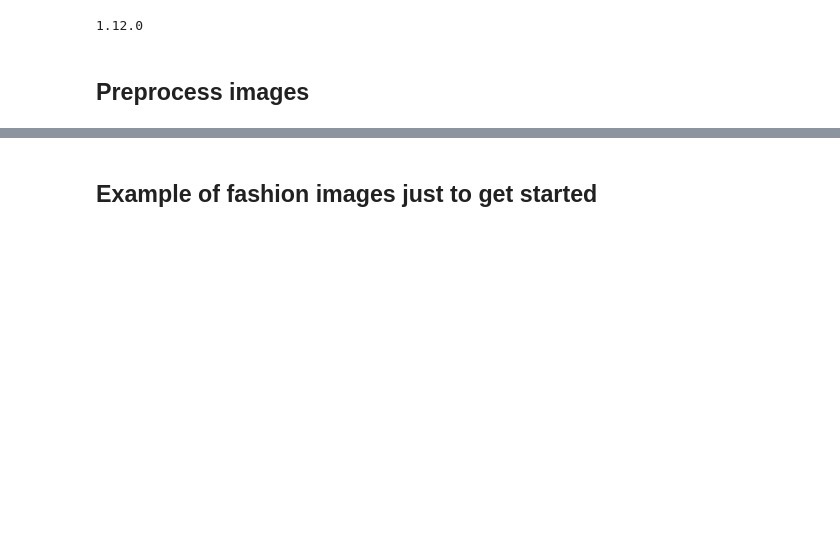
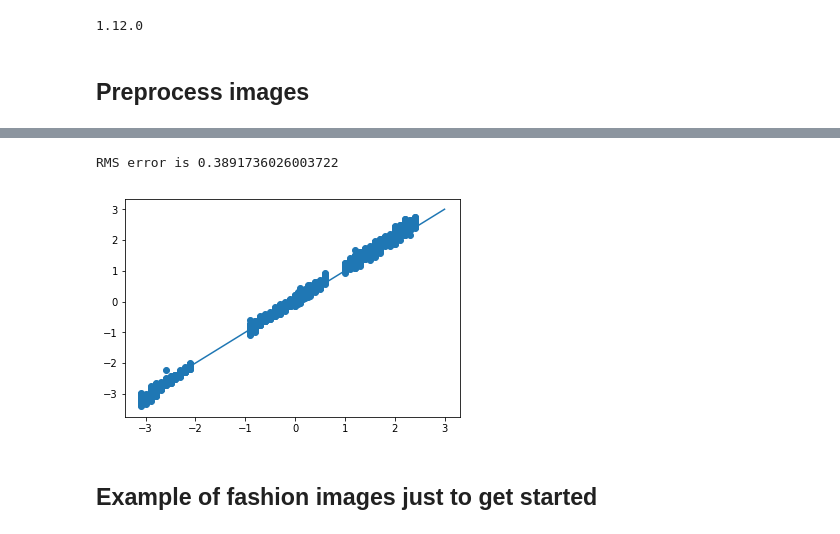
Before and after one commit to lmn93beo/brain-registration, a Jupyter notebook: tflow_example.ipynb, the cells around one changed output, grey strips where cells are left out. Saved outputs shown, nothing was run; the diff lists cells and outputs as text; code cells hidden in the pictures; blank space fills up the shorter version.

```diff
--- a/tflow_example.ipynb
+++ b/tflow_example.ipynb
@@ -105,7 +136,7 @@ test_coords = shuffled_coords[ntrain+nval:]
 # %%
 model = keras.Sequential()
 model.add(keras.layers.Conv2D(32, kernel_size=(5,5), strides=(1,1),
-                            activation='relu', input_shape=(80,100,1)))
+                            activation='relu', input_shape=(imshape[1],imshape[0],1)))
 model.add(keras.layers.MaxPooling2D(pool_size=(2, 2), strides=(2, 2)))
 model.add(keras.layers.Conv2D(64, (5, 5), activation='relu'))
 model.add(keras.layers.MaxPooling2D(pool_size=(2, 2)))
@@ -115,9 +146,9 @@ model.add(keras.layers.Dense(1))
 # %%
 sgd = keras.optimizers.SGD(lr=0.1, clipnorm=1.)
 adagrad = tf.train.AdagradOptimizer(learning_rate=10)
-adam = tf.train.AdadeltaOptimizer(learning_rate=10)
+adam = tf.train.AdadeltaOptimizer(learning_rate=30)
 model.compile(optimizer= adam,
               loss='mean_squared_error')
 
-model.fit(train_images, train_coords, epochs=2)
+model.fit(train_images, train_coords, epochs=1000)
 # %% [output]
@@ -129,16 +189,19 @@ Epoch 2/2
 # %%
 prediction = model.predict(train_images)
 
 
 plt.scatter(train_coords, prediction)
 
-prediction_val = model.predict(val_images)
-plt.scatter(val_coords, prediction_val, alpha=0.5)
+#prediction_val = model.predict(val_images)
+#plt.scatter(val_coords, prediction_val, alpha=0.5)
 
 plt.plot([-3, 3], [-3, 3])
 
 err = prediction_val.flatten() - val_coords
-print('RMS error is', np.sqrt(np.mean(err)))
+print('RMS error is', np.sqrt(np.mean(err**2)))
+# %% [output]
+RMS error is 0.3891736026003722
+[figure, added]
 # %% [markdown]
 ## Example of fashion images just to get started
 # %%
```
Also changed, not shown: parts of 17 cells of this notebook.
